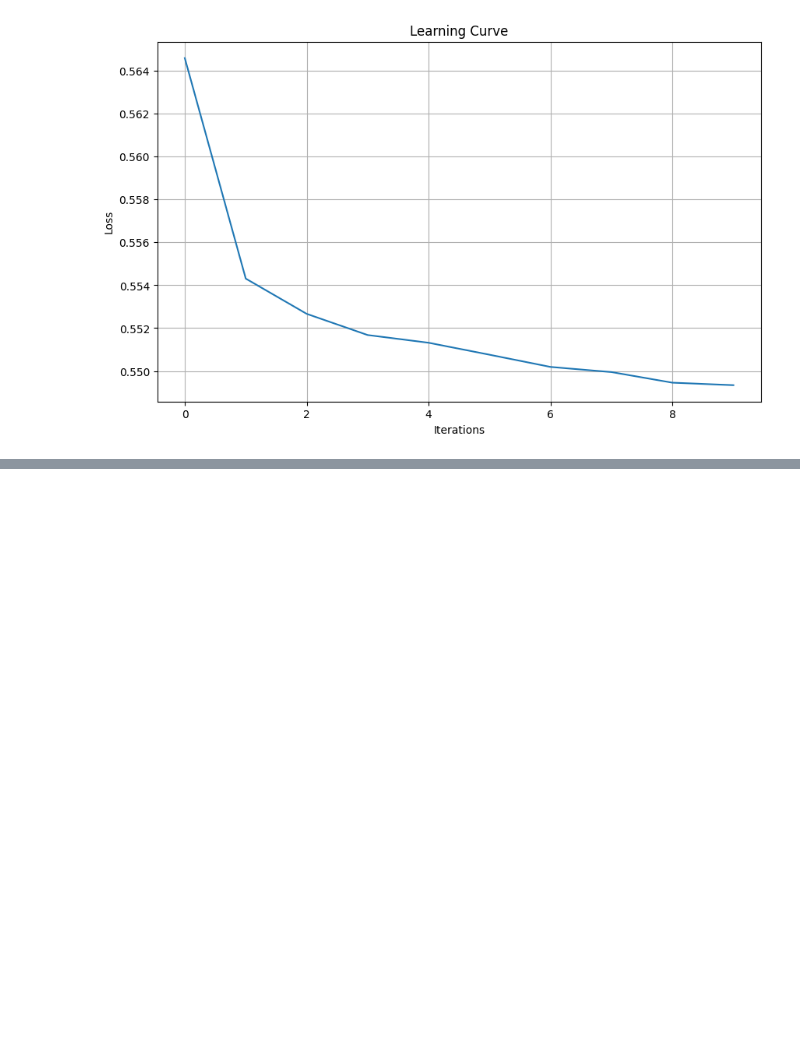
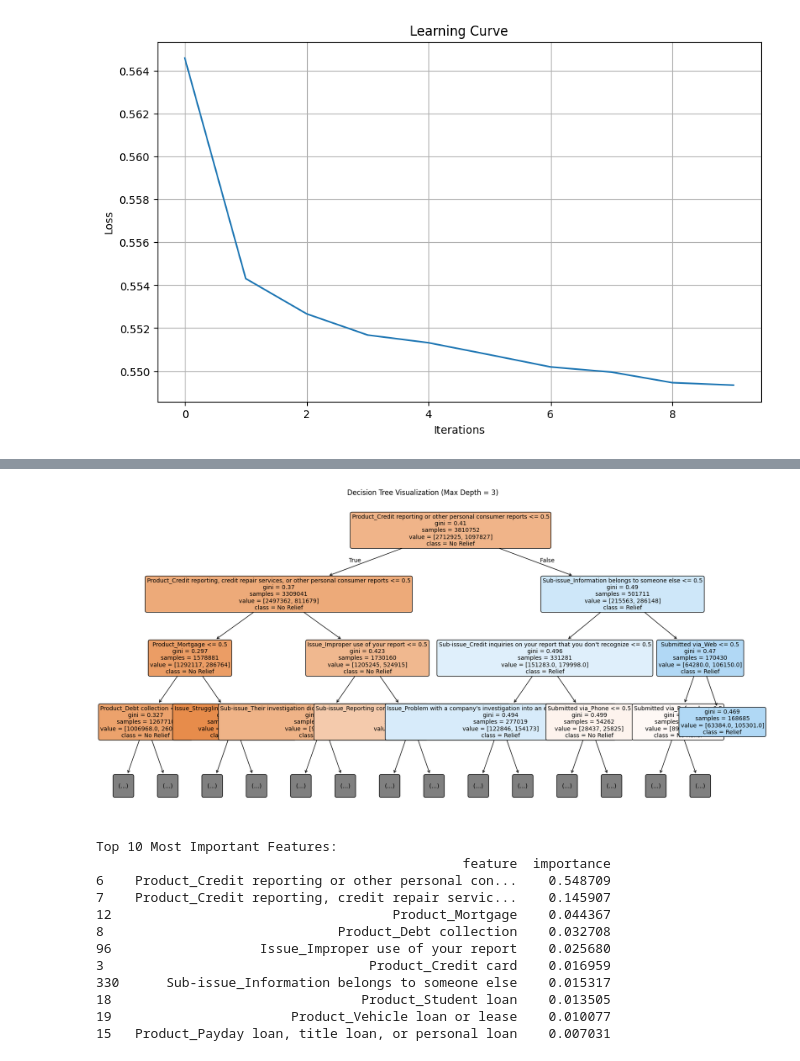
Before and after one commit to A1-3x/cfpb_complaints, a Jupyter notebook: DATA201_Project 3.ipynb, the cells around one changed output, grey strips where cells are left out. Cells and saved outputs as stored; diff of their text form; code cells hidden in the pictures; blank space fills up the shorter version.

```diff
--- a/DATA201_Project 3.ipynb
+++ b/DATA201_Project 3.ipynb
@@ -948,0 +808,42 @@ weighted avg       0.70      0.73      0.69     20000
+# %%
+from sklearn.tree import plot_tree
+import matplotlib.pyplot as plt
+
+# Create figure with larger size for better visibility
+plt.figure(figsize=(20,10))
+
+# Plot the tree
+plot_tree(dt_model,
+          max_depth=3,  # Limit depth for visibility
+          feature_names=X.columns,  # Use feature names
+          class_names=['No Relief', 'Relief'],  # Class names
+          filled=True,  # Color nodes by class
+          rounded=True,  # Round edges
+          fontsize=10)  # Adjust font size
+
+plt.title("Decision Tree Visualization (Max Depth = 3)")
+plt.show()
+
+# If you want to see feature importances as well
+feature_importance = pd.DataFrame({
+    'feature': X.columns,
+    'importance': dt_model.feature_importances_
+})
+feature_importance = feature_importance.sort_values('importance', ascending=False)
+
+print("\nTop 10 Most Important Features:")
+print(feature_importance.head(10))
+# %% [output]
+[figure, added]
+Top 10 Most Important Features:
+                                               feature  importance
+6    Product_Credit reporting or other personal con...    0.548709
+7    Product_Credit reporting, credit repair servic...    0.145907
+12                                    Product_Mortgage    0.044367
+8                              Product_Debt collection    0.032708
+96                   Issue_Improper use of your report    0.025680
+3                                  Product_Credit card    0.016959
+330      Sub-issue_Information belongs to someone else    0.015317
+18                                Product_Student loan    0.013505
+19                       Product_Vehicle loan or lease    0.010077
+15   Product_Payday loan, title loan, or personal loan    0.007031
```
Also changed, not shown: parts of 26 cells of this notebook.
